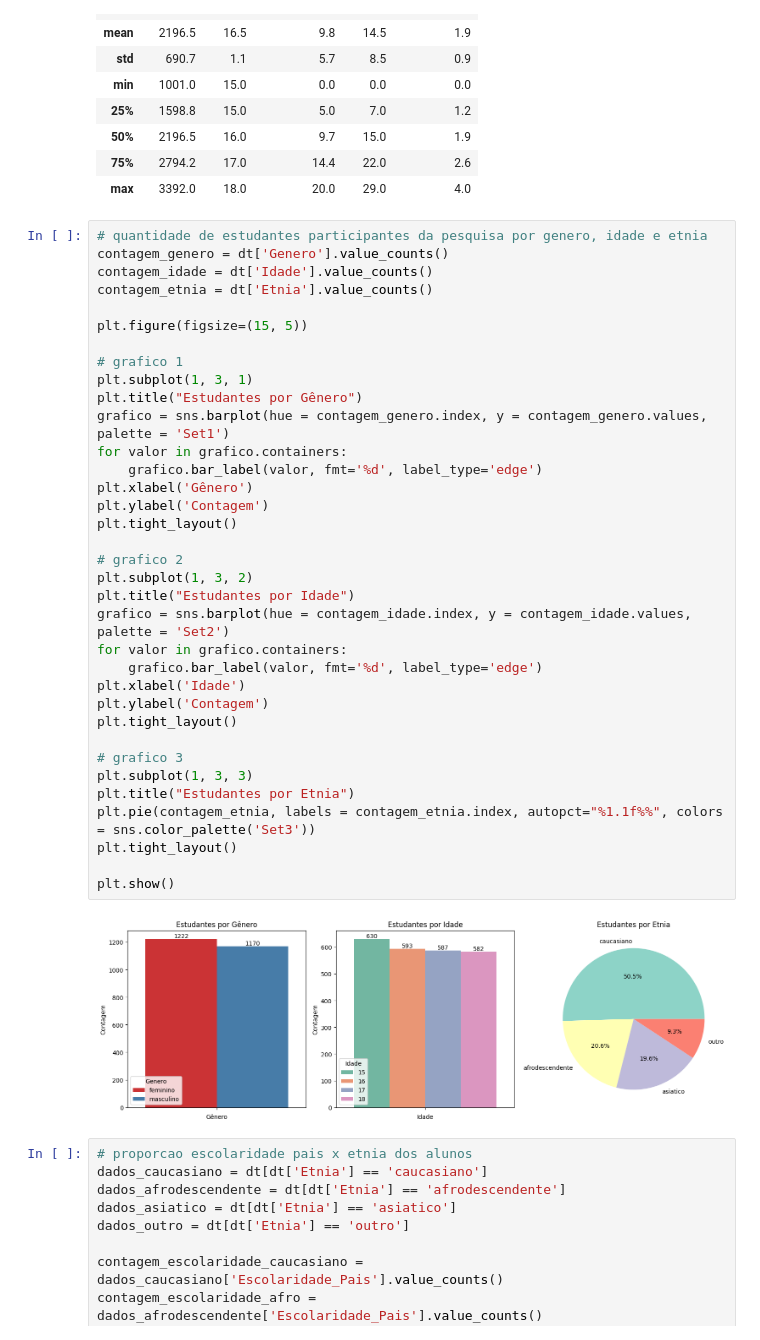
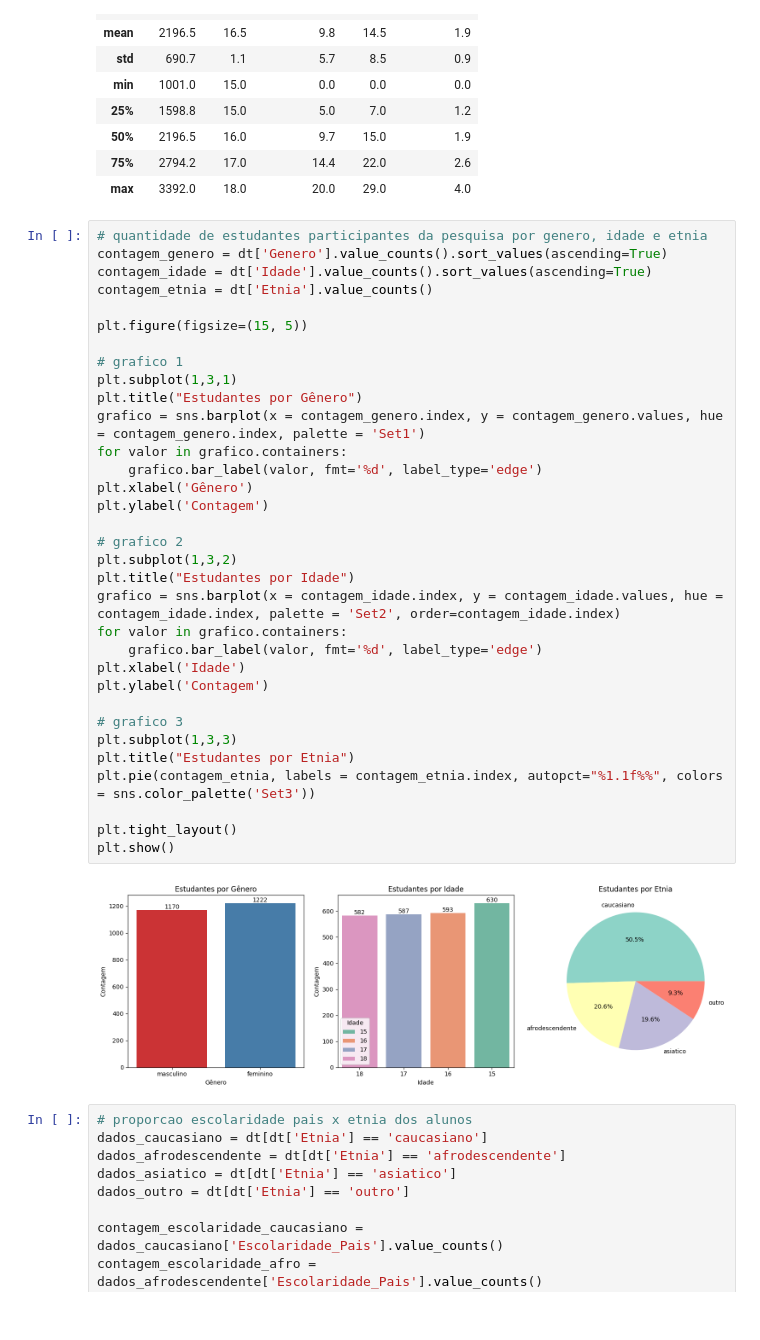
Before and after one commit to anavidev/dados-educacionais, a Jupyter notebook: notebook/analise_dados_educacionais.ipynb, the cells around one changed output. Saved outputs shown, nothing was run; the diff lists cells and outputs as text.

```diff
--- a/notebook/analise_dados_educacionais.ipynb
+++ b/notebook/analise_dados_educacionais.ipynb
@@ -412,41 +412,39 @@ dt.describe()
 | max | 3392.0 | 18.0 | 20.0 | 29.0 | 4.0 |
 # %%
 # quantidade de estudantes participantes da pesquisa por genero, idade e etnia
-contagem_genero = dt['Genero'].value_counts()
-contagem_idade = dt['Idade'].value_counts()
+contagem_genero = dt['Genero'].value_counts().sort_values(ascending=True)
+contagem_idade = dt['Idade'].value_counts().sort_values(ascending=True)
 contagem_etnia = dt['Etnia'].value_counts()
 
 plt.figure(figsize=(15, 5))
 
 # grafico 1
-plt.subplot(1, 3, 1)
+plt.subplot(1,3,1)
 plt.title("Estudantes por Gênero")
-grafico = sns.barplot(hue = contagem_genero.index, y = contagem_genero.values, palette = 'Set1')
+grafico = sns.barplot(x = contagem_genero.index, y = contagem_genero.values, hue = contagem_genero.index, palette = 'Set1')
 for valor in grafico.containers:
     grafico.bar_label(valor, fmt='%d', label_type='edge')
 plt.xlabel('Gênero')
 plt.ylabel('Contagem')
-plt.tight_layout()
 
 # grafico 2
-plt.subplot(1, 3, 2)
+plt.subplot(1,3,2)
 plt.title("Estudantes por Idade")
-grafico = sns.barplot(hue = contagem_idade.index, y = contagem_idade.values, palette = 'Set2')
+grafico = sns.barplot(x = contagem_idade.index, y = contagem_idade.values, hue = contagem_idade.index, palette = 'Set2', order=contagem_idade.index)
 for valor in grafico.containers:
     grafico.bar_label(valor, fmt='%d', label_type='edge')
 plt.xlabel('Idade')
 plt.ylabel('Contagem')
-plt.tight_layout()
 
 # grafico 3
-plt.subplot(1, 3, 3)
+plt.subplot(1,3,3)
 plt.title("Estudantes por Etnia")
 plt.pie(contagem_etnia, labels = contagem_etnia.index, autopct="%1.1f%%", colors = sns.color_palette('Set3'))
+
 plt.tight_layout()
-
 plt.show()
 # %% [output]
-[figure, old version]
+[figure, new version]
 # %%
 # proporcao escolaridade pais x etnia dos alunos
 dados_caucasiano = dt[dt['Etnia'] == 'caucasiano']
```
Also changed, not shown: parts of 6 cells of this notebook.
